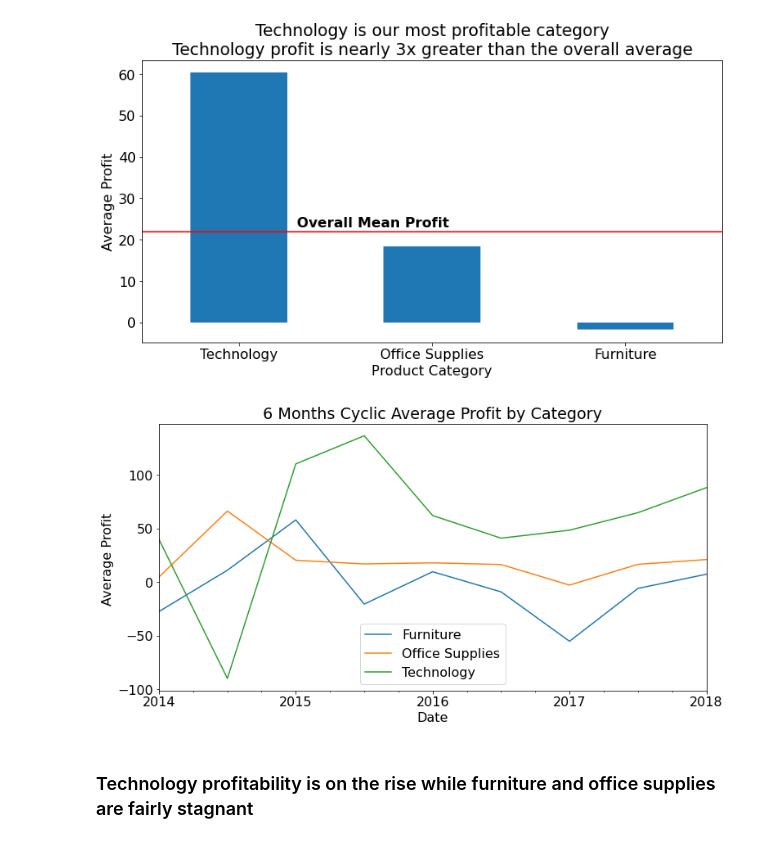
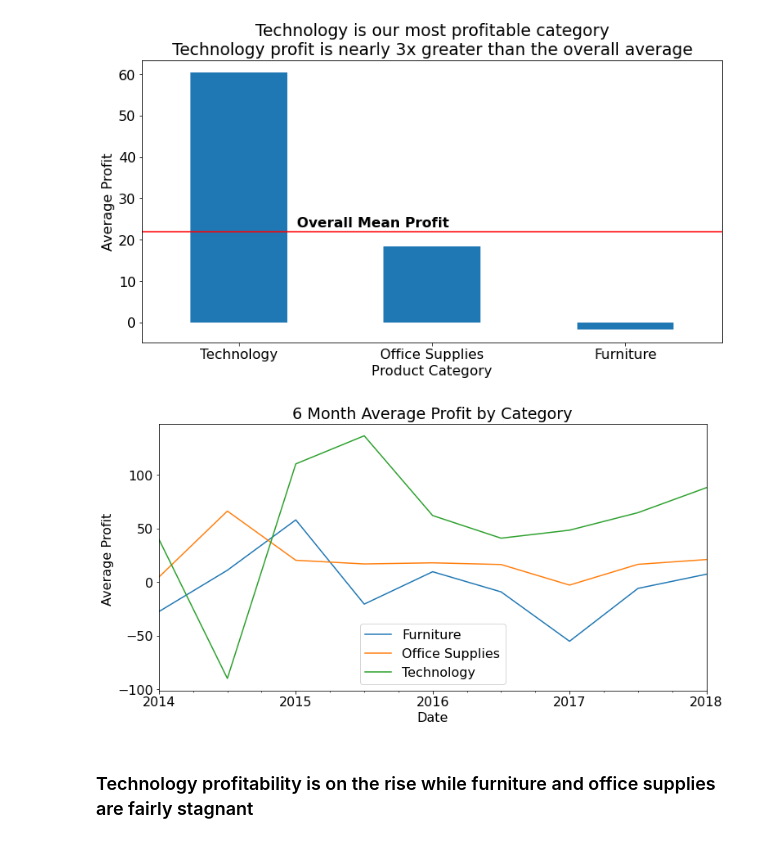
Before and after one commit to superstore-stephen-jesse/superstor-time-series-project, a Jupyter notebook: final_report.ipynb, the cells around one changed output. Cells and saved outputs as stored; diff of their text form; code cells hidden in the pictures.

```diff
--- a/final_report.ipynb
+++ b/final_report.ipynb
@@ -46,15 +54,15 @@ plt.show()
 # %%
 # Profit of categories over time
 for cat in df.category.unique():
     sample = df[df.category == cat]
     sample.resample('6M').profit.mean().plot(label = cat)
-    plt.title('6 Months Cyclic Average Profit by Category')
+    plt.title('6 Month Average Profit by Category')
     plt.ylabel('Average Profit ')
     plt.xlabel('Date')
     plt.legend()
 # plt.axhline(mean_profit, color='r')
 # %% [output]
-[figure, old version]
+[figure, new version]
 # %% [markdown]
 ### Technology profitability is on the rise while furniture and office supplies are fairly stagnant
 # %%
```
Also changed, not shown: parts of 3 cells of this notebook.
